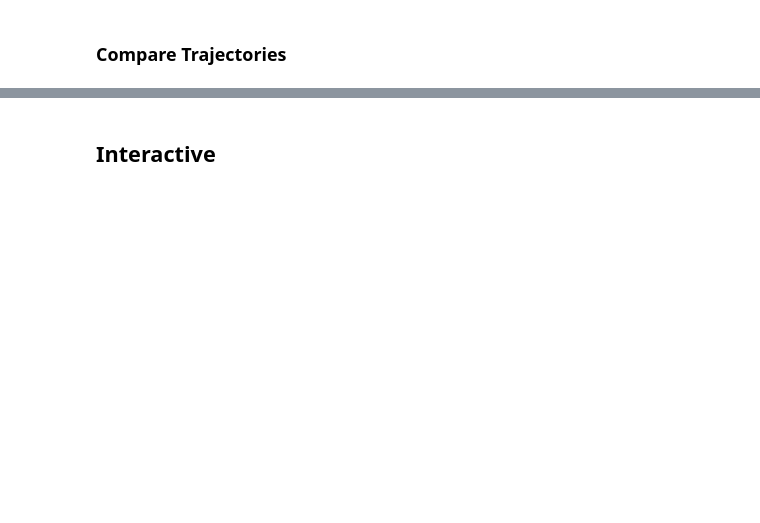
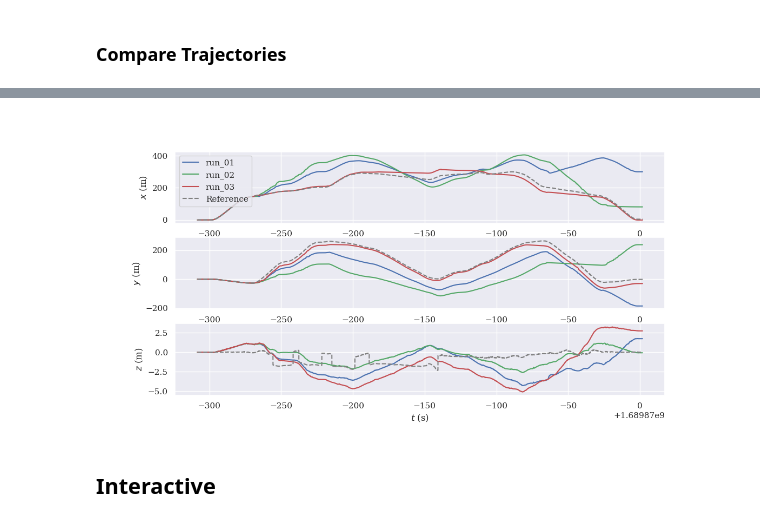
Before and after one commit to Jul310/kiss-icp, a Jupyter notebook: tum_eval/ekf_gps_analysis.ipynb, the cells around one changed output, grey strips where cells are left out. Saved outputs shown, nothing was run; the diff lists cells and outputs as text; code cells hidden in the pictures; blank space fills up the shorter version.

```diff
--- a/tum_eval/ekf_gps_analysis.ipynb
+++ b/tum_eval/ekf_gps_analysis.ipynb
@@ -65,3 +96,17 @@ compare_plot_multiple([traj_ekf, traj_kiss, traj_ref], ["EKF", "KISS", "Referenc
+# %%
+# Compare data across all runs of one test set
+trajectory_type = "KISS-ICP"
+trajectories, names = [],[]
+for i in range(1, N_RUNS+1):
+    run = f"run_{i:02d}"
+    names.append(run)
+    trajectories.append(data[run][trajectory_type])
+
+names.append("Reference")
+trajectories.append(data[run]["Reference"])
+compare_plot_multiple(trajectories, names, plot_mode='xyz', wf=2, hf=0.5)
+# %% [output]
+[figure, added]
 # %% [markdown]
 ## Interactive
 # %%
```
Also changed, not shown: parts of 5 cells of this notebook, 1 other file.
